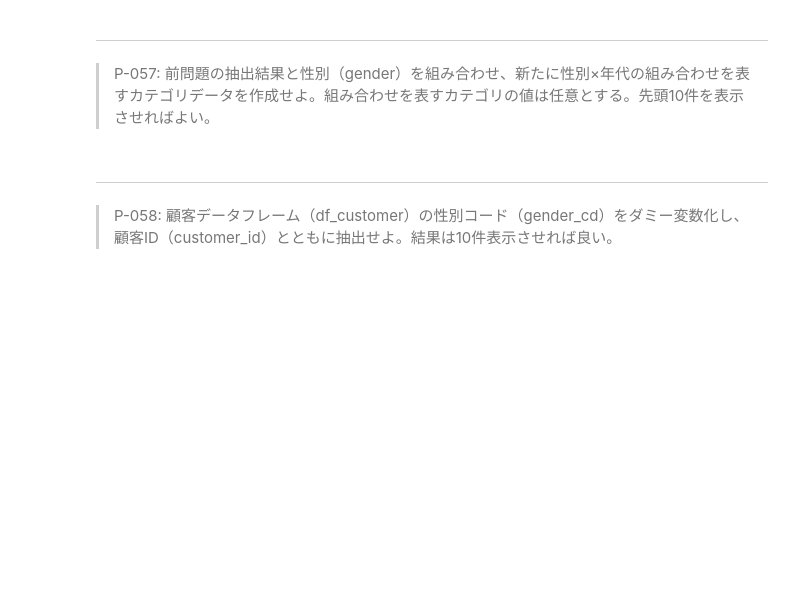
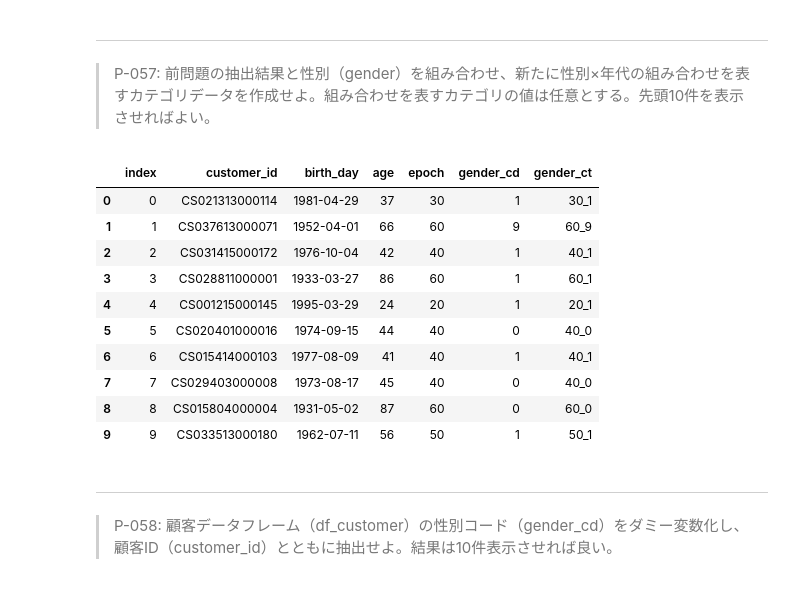
Before and after one commit to ancolin/100knocks-preprocess, a Jupyter notebook: docker/work/20200708_preprocess_knock_Python.ipynb, the cells around one changed output. Saved outputs shown, nothing was run; the diff lists cells and outputs as text; code cells hidden in the pictures; blank space fills up the shorter version.

```diff
--- a/docker/work/20200708_preprocess_knock_Python.ipynb
+++ b/docker/work/20200708_preprocess_knock_Python.ipynb
@@ -1017,3 +1048,14 @@ pd.concat([\
 # %% [markdown]
 ---
 > P-056: 顧客データフレーム（df_customer）の年齢（age）をもとに10歳刻みで年代を算出し、顧客ID（customer_id）、生年月日（birth_day）とともに抽出せよ。ただし、60歳以上は全て60歳代とすること。年代を表すカテゴリ名は任意とする。先頭10件を表示させればよい。
+# %%
+def ageage(age):
+    epoch = math.floor(age / 10) * 10
+    if epoch > 60:
+        return 60
+    else:
+        return epoch
+
+df_tmp = df_customer[['customer_id', 'birth_day', 'age']].reset_index()
+df_tmp['epoch'] = df_tmp['age'].apply(lambda x: ageage(x))
+df_tmp.head(10)
@@ -1020,6 +1074,22 @@ pd.concat([\
 # %% [markdown]
 ---
 > P-057: 前問題の抽出結果と性別（gender）を組み合わせ、新たに性別×年代の組み合わせを表すカテゴリデータを作成せよ。組み合わせを表すカテゴリの値は任意とする。先頭10件を表示させればよい。
+# %%
+df_tmp['gender_ct'] = df_tmp['epoch'].astype('str') + '_' + df_customer['gender_cd'].astype('str')
+
+df_tmp.head(10)
+# %% [output]
+|  | index | customer_id | birth_day | age | epoch | gender_cd | gender_ct |
+| 0 | 0 | CS021313000114 | 1981-04-29 | 37 | 30 | 1 | 30_1 |
+| 1 | 1 | CS037613000071 | 1952-04-01 | 66 | 60 | 9 | 60_9 |
+| 2 | 2 | CS031415000172 | 1976-10-04 | 42 | 40 | 1 | 40_1 |
+| 3 | 3 | CS028811000001 | 1933-03-27 | 86 | 60 | 1 | 60_1 |
+| 4 | 4 | CS001215000145 | 1995-03-29 | 24 | 20 | 1 | 20_1 |
+| 5 | 5 | CS020401000016 | 1974-09-15 | 44 | 40 | 0 | 40_0 |
+| 6 | 6 | CS015414000103 | 1977-08-09 | 41 | 40 | 1 | 40_1 |
+| 7 | 7 | CS029403000008 | 1973-08-17 | 45 | 40 | 0 | 40_0 |
+| 8 | 8 | CS015804000004 | 1931-05-02 | 87 | 60 | 0 | 60_0 |
+| 9 | 9 | CS033513000180 | 1962-07-11 | 56 | 50 | 1 | 50_1 |
 # %% [markdown]
 ---
 > P-058: 顧客データフレーム（df_customer）の性別コード（gender_cd）をダミー変数化し、顧客ID（customer_id）とともに抽出せよ。結果は10件表示させれば良い。
```
Also changed, not shown: parts of 6 cells of this notebook.
